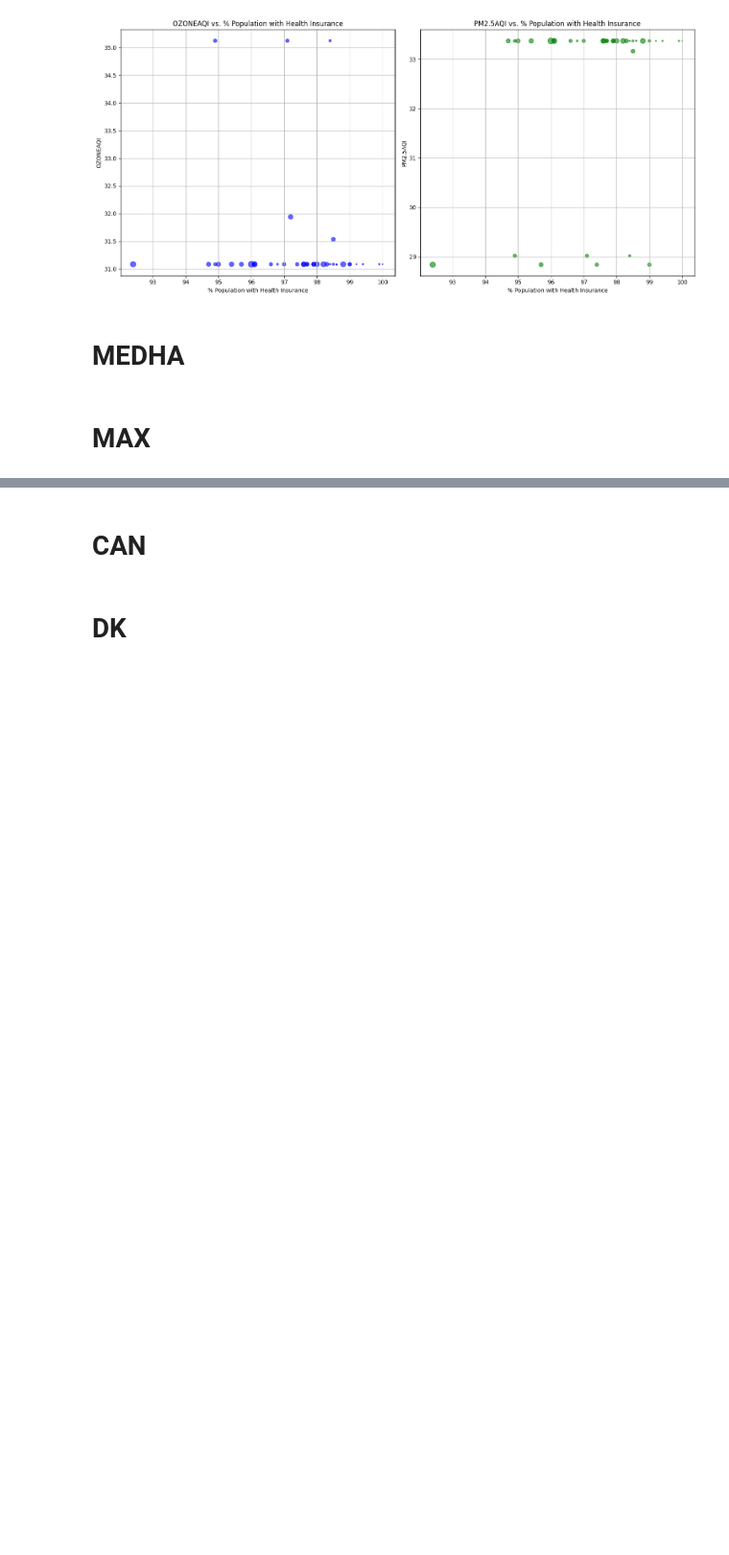
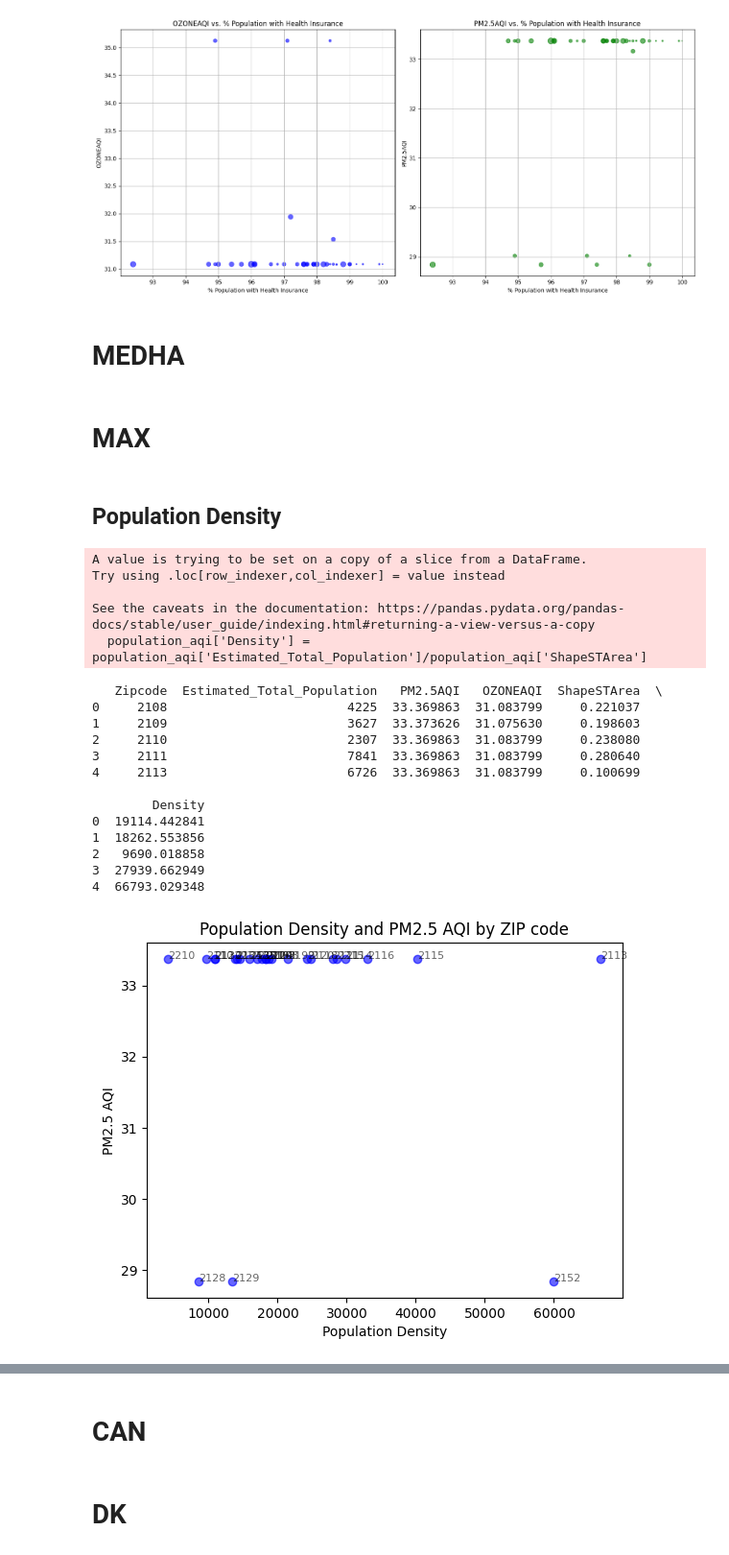
Before and after one commit to DKsavasan/Boston_Air_Quality_Project, a Jupyter notebook: Analysis.ipynb, the cells around one changed output, grey strips where cells are left out. Shown at 96% size. Drawn from its saved outputs; the diff is of its cells as text; code cells hidden in the pictures; blank space fills up the shorter version.

```diff
--- a/Analysis.ipynb
+++ b/Analysis.ipynb
@@ -763,3 +763,66 @@ plt.show()
 # MEDHA
 # %% [markdown]
 # MAX
+# %% [markdown]
+## Population Density
+# %%
+import pandas as pd
+population_df = pd.read_csv('./Data/Census/DP05_Cleaned.csv')
+aqi_df = pd.read_csv('./Data/AQI/2021_Avg_Aqi_Data_Cleaned.csv')
+zipcode_df = pd.read_csv('ZIP_Codes.csv')
+zipcode_df = zipcode_df.drop(columns=['ShapeSTLength'])
+zipcode_df['ShapeSTArea'] = zipcode_df['ShapeSTArea']*0.0000000358701 #converting area in square feet to square miles
+
+
+
+merged_df = pd.merge(population_df, aqi_df, on='Zipcode', how='inner')
+merged_df = pd.merge(merged_df, zipcode_df, on='Zipcode', how='inner')
+population_aqi = merged_df[['Zipcode', 'Estimated_Total_Population', 'PM2.5AQI', 'OZONEAQI', 'ShapeSTArea']]
+population_aqi['Density'] = population_aqi['Estimated_Total_Population']/population_aqi['ShapeSTArea']
+print(population_aqi.head())
+
+
+# Define independent variable (population) and dependent variable (air quality)
+X = merged_df['Estimated_Total_Population']
+y = merged_df['PM2.5AQI']  # Replace with the actual column name
+import matplotlib.pyplot as plt
+
+# Assuming you have a DataFrame named 'population_aqi' with columns 'Zipcode', 'Density', and 'PM2.5AQI'
+zipcode = population_aqi['Zipcode']
+density = population_aqi['Density']
+pm25_aqi = population_aqi['PM2.5AQI']
+
+# Create a scatter plot
+plt.scatter(density, pm25_aqi, color='blue', alpha=0.6)
+
+# Add labels for each point
+for i, code in enumerate(zipcode):
+    plt.annotate(code, (density[i], pm25_aqi[i]), fontsize=8, alpha=0.6)
+
+# Set labels and title
+plt.xlabel('Population Density')
+plt.ylabel('PM2.5 AQI')
+plt.title('Population Density and PM2.5 AQI by ZIP code')
+
+# Display the plot
+plt.show()
+# %% [output]
+A value is trying to be set on a copy of a slice from a DataFrame.
+Try using .loc[row_indexer,col_indexer] = value instead
+
+See the caveats in the documentation: https://pandas.pydata.org/pandas-docs/stable/user_guide/indexing.html#returning-a-view-versus-a-copy
+  population_aqi['Density'] = population_aqi['Estimated_Total_Population']/population_aqi['ShapeSTArea']
+   Zipcode  Estimated_Total_Population   PM2.5AQI   OZONEAQI  ShapeSTArea  \
+0     2108                        4225  33.369863  31.083799     0.221037
+1     2109                        3627  33.373626  31.075630     0.198603
+2     2110                        2307  33.369863  31.083799     0.238080
+3     2111                        7841  33.369863  31.083799     0.280640
+4     2113                        6726  33.369863  31.083799     0.100699
+
+        Density
+0  19114.442841
+1  18262.553856
+2   9690.018858
+3  27939.662949
+4  66793.029348
+[figure, added]
```
Also changed, not shown: parts of 3 cells of this notebook, 2 other files.
